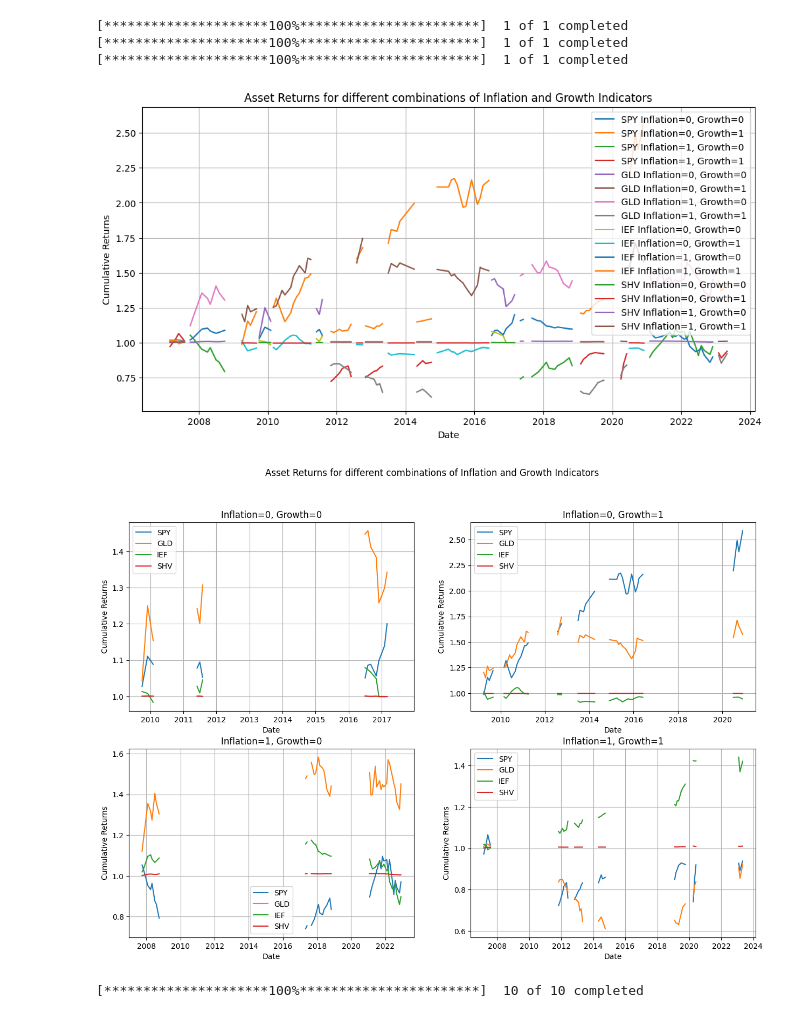
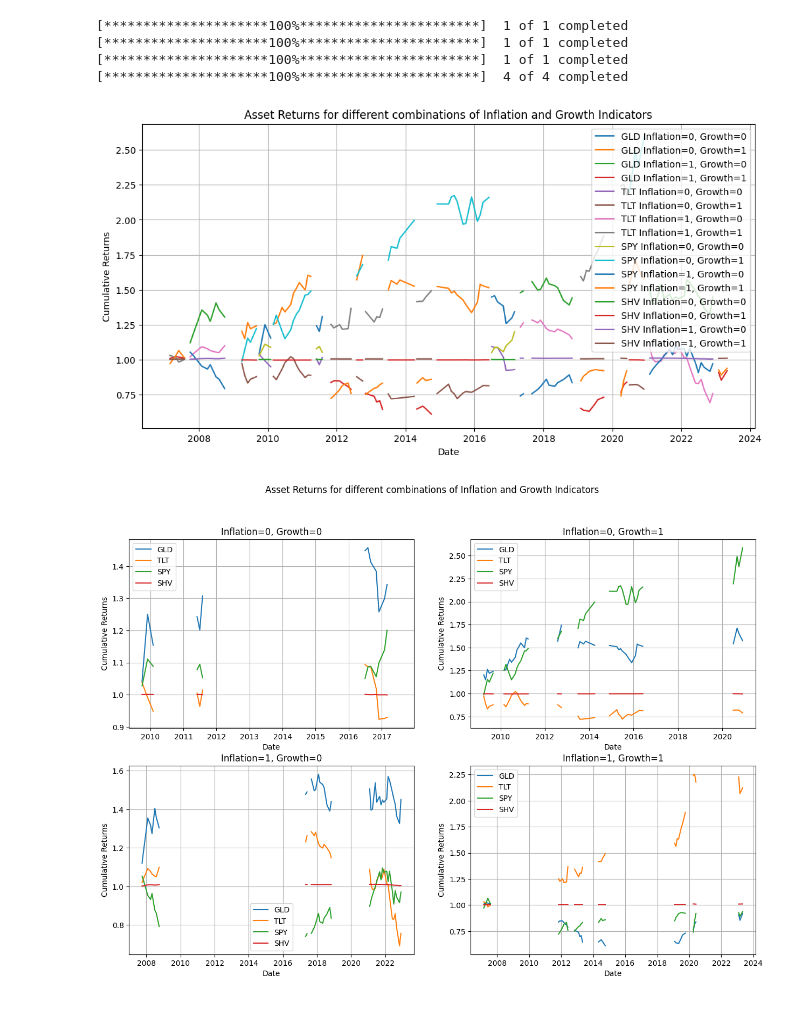
Before and after one commit to dkn-maida/farscape-investment, a Jupyter notebook: quadrants.ipynb, the cells around one changed output. Drawn from its saved outputs; the diff is of its cells as text; code cells hidden in the pictures.

```diff
--- a/quadrants.ipynb
+++ b/quadrants.ipynb
@@ -350,6 +350,11 @@ xly_close = xly['Close']
 # Fetch XLK Data (Tech ETF)
 xlk = yf.download('XLK', start='2000-01-01', end='2023-06-19')
 xlk_close = xlk['Close']
+
+
+assets=['GLD', 'TLT', 'SPY', 'SHV']
+asset_data =  yf.download(assets, start='2000-01-01', end='2023-06-19')['Close']
+
 
 # Fetch Oil Price Data
 oil_price = fred.get_series('DCOILWTICO')
@@ -415,68 +420,33 @@ for asset in assets:
 
 plt.legend()
 plt.xlabel('Date')
 plt.ylabel('Cumulative Returns')
 plt.title('Asset Returns for different combinations of Inflation and Growth Indicators')
 plt.grid()
 plt.show()
 
-
 # Plot cumulative returns for each asset for different combinations of Inflation and Growth Indicators
 combinations = [(0, 0), (0, 1), (1, 0), (1, 1)]
 fig, axs = plt.subplots(2, 2, figsize=(15, 10))
 
 for i, (inflation, growth) in enumerate(combinations):
     ax = axs[i // 2, i % 2]
     for asset in assets:
         col_name = f'cum_returns_{inflation}{growth}_{asset.lower()}'
         ax.plot(merged_data.index, merged_data[col_name], label=f'{asset}')
 
     ax.legend()
     ax.set_xlabel('Date')
     ax.set_ylabel('Cumulative Returns')
     ax.set_title(f'Inflation={inflation}, Growth={growth}')
     ax.grid()
 
 fig.suptitle('Asset Returns for different combinations of Inflation and Growth Indicators')
 plt.show()
-
-
-# Define the sector ETF tickers
-sectors = ['VOX', 'XLY', 'XLP', 'XLE', 'XLF', 'XLV', 'XLI', 'XLB', 'IYR', 'XLK']
-
-# Fetch ETF data using yfinance
-etf_data = yf.download(sectors, start='2008-01-01', end='2023-06-19')['Close']
-
-# Compute daily returns for each sector ETF
-etf_returns = etf_data.pct_change()
-
-# Compute cumulative returns for each sector ETF
-etf_cum_returns = (1 + etf_returns).cumprod()
-
-# Assuming other parts of the script have been fixed and executed successfully...
-
-# Plot cumulative returns for each sector ETF for different combinations of Inflation and Growth Indicators
-combinations = [(0, 0), (0, 1), (1, 0), (1, 1)]
-fig, axs = plt.subplots(2, 2, figsize=(15, 10))
-
-for i, (inflation, growth) in enumerate(combinations):
-    ax = axs[i // 2, i % 2]
-    for sector in sectors:
-        col_name = f'cum_returns_{inflation}{growth}_{sector.lower()}'
-        ax.plot(etf_cum_returns.index, etf_cum_returns[sector], label=f'{sector}')
-
-    ax.legend()
-    ax.set_xlabel('Date')
-    ax.set_ylabel('Cumulative Returns')
-    ax.set_title(f'Inflation={inflation}, Growth={growth}')
-    ax.grid()
-
-fig.suptitle('Sector ETF Returns for different combinations of Inflation and Growth Indicators')
-plt.show()
 # %% [output]
 [*********************100%***********************]  1 of 1 completed
 [*********************100%***********************]  1 of 1 completed
 [*********************100%***********************]  1 of 1 completed
+[*********************100%***********************]  4 of 4 completed
-[figure, old version]
+[figure, new version]
-[figure, old version]
+[figure, new version]
-[*********************100%***********************]  10 of 10 completed
```
Also changed, not shown: parts of 3 cells of this notebook, 1 other file.
